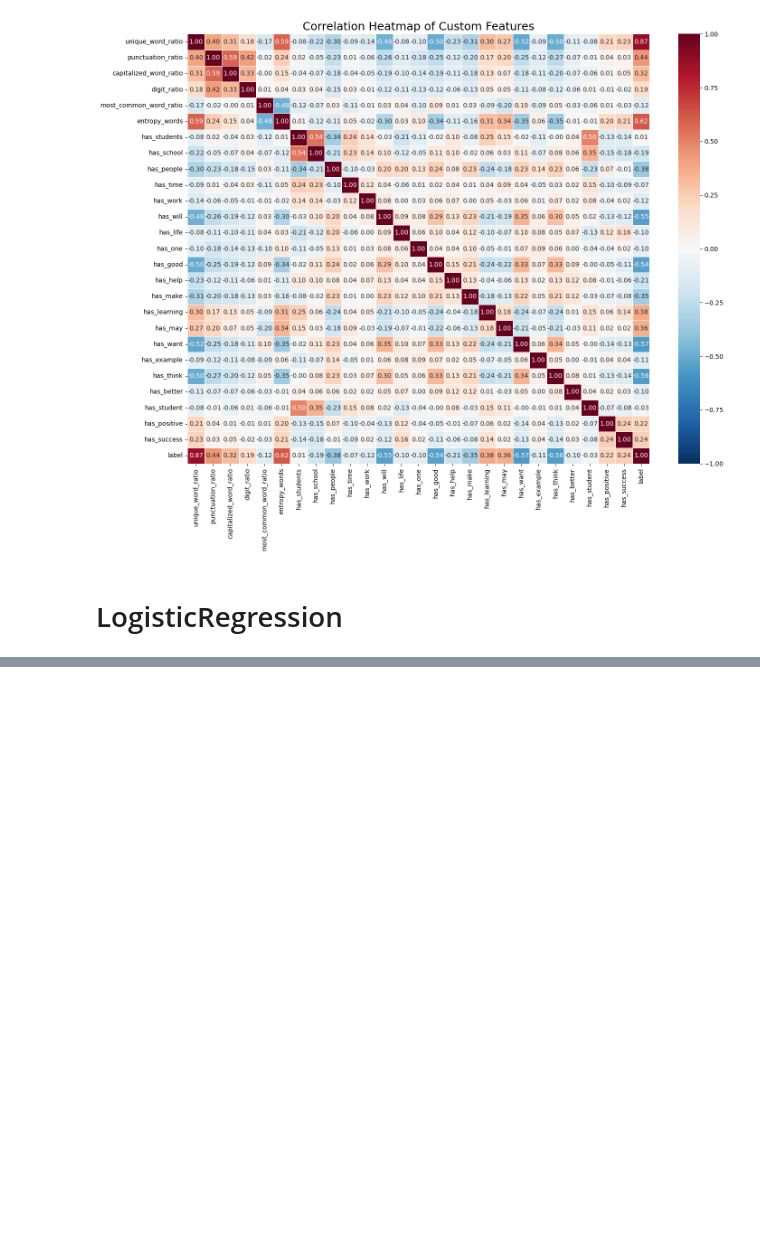
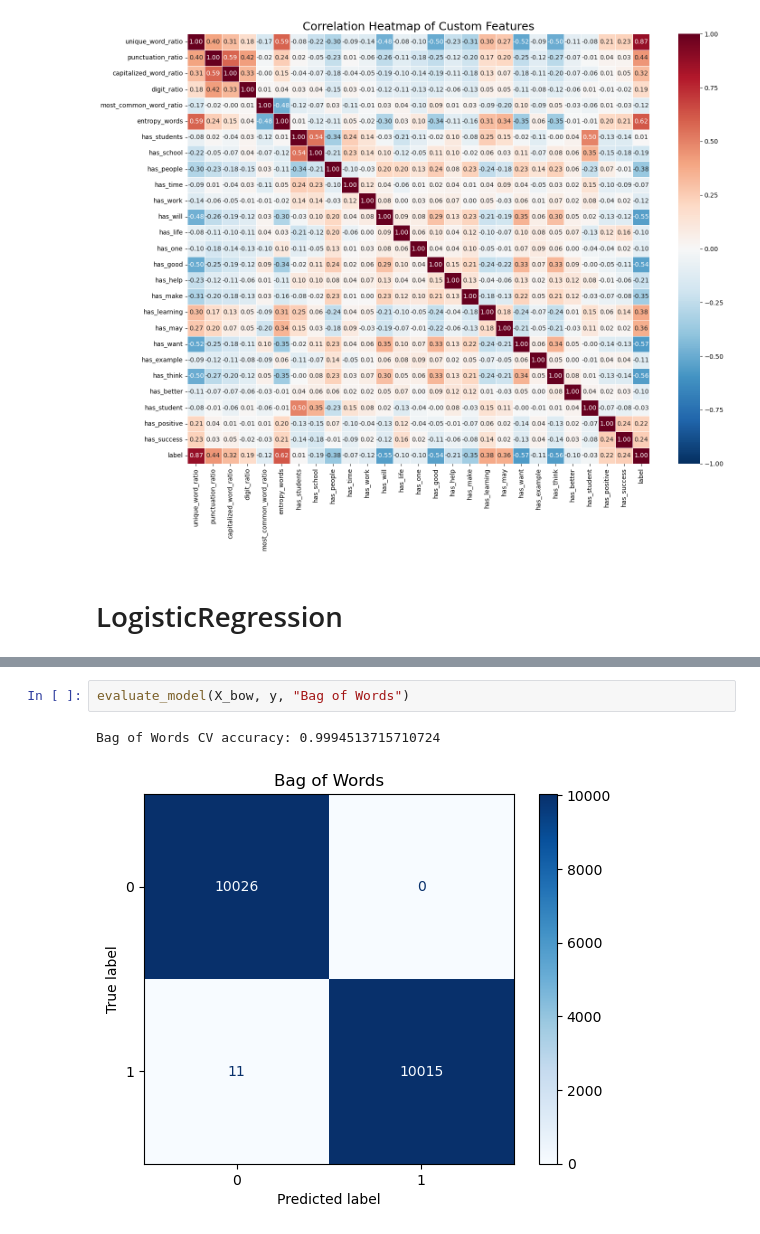
Before and after one commit to BenGaistAI/ai_detection, a Jupyter notebook: main_notebook.ipynb, the cells around one changed output, grey strips where cells are left out. Saved outputs shown, nothing was run; the diff lists cells and outputs as text; blank space fills up the shorter version.

```diff
--- a/main_notebook.ipynb
+++ b/main_notebook.ipynb
@@ -1054,0 +1093,5 @@ results
+# %%
+evaluate_model(X_bow, y, "Bag of Words")
+# %% [output]
+Bag of Words CV accuracy: 0.9994513715710724
+[figure, added]
```
Also changed, not shown: parts of 20 cells of this notebook.
